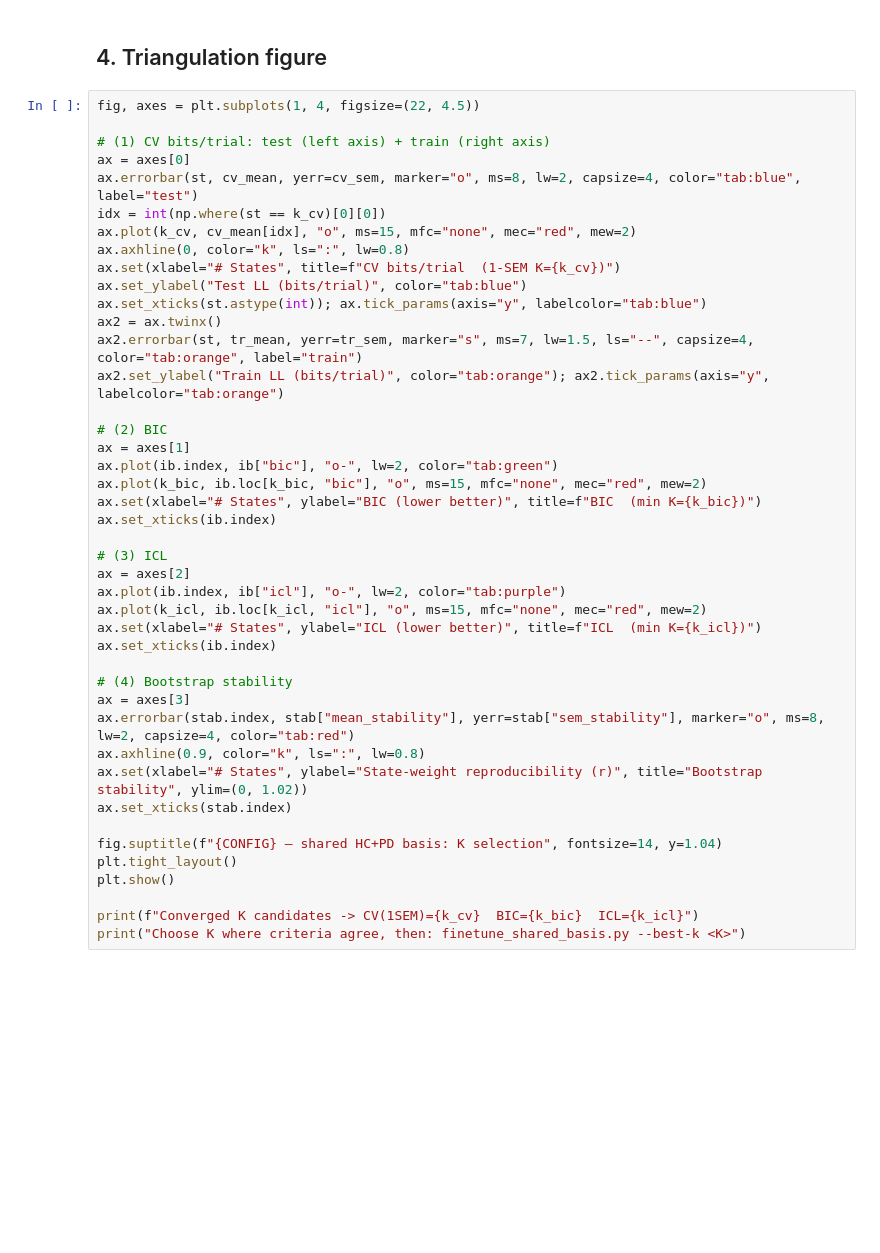
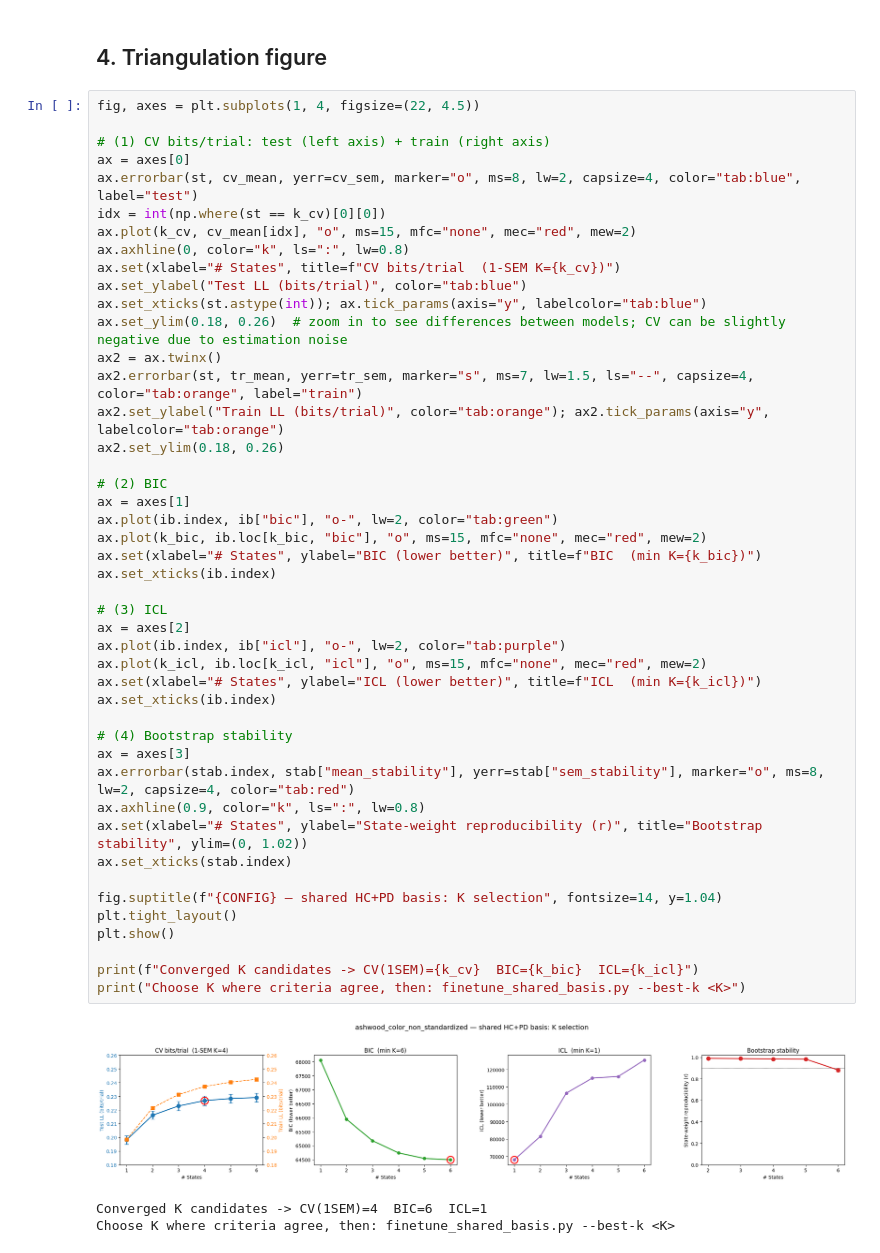
Before and after one commit to vaibrainium/bayesian-priors-in-pd-subtype, a Jupyter notebook: notebooks/6.00-glm-hmm-shared-basis-k-selection.ipynb, the cells around one changed output. Drawn from its saved outputs; the diff is of its cells as text; blank space fills up the shorter version.

Commit message:
chore: shared glm visualization updated

```diff
--- a/notebooks/6.00-glm-hmm-shared-basis-k-selection.ipynb
+++ b/notebooks/6.00-glm-hmm-shared-basis-k-selection.ipynb
@@ -111,34 +136,40 @@ ax.axhline(0, color="k", ls=":", lw=0.8)
 ax.set(xlabel="# States", title=f"CV bits/trial  (1-SEM K={k_cv})")
 ax.set_ylabel("Test LL (bits/trial)", color="tab:blue")
 ax.set_xticks(st.astype(int)); ax.tick_params(axis="y", labelcolor="tab:blue")
+ax.set_ylim(0.18, 0.26)  # zoom in to see differences between models; CV can be slightly negative due to estimation noise
 ax2 = ax.twinx()
 ax2.errorbar(st, tr_mean, yerr=tr_sem, marker="s", ms=7, lw=1.5, ls="--", capsize=4, color="tab:orange", label="train")
 ax2.set_ylabel("Train LL (bits/trial)", color="tab:orange"); ax2.tick_params(axis="y", labelcolor="tab:orange")
+ax2.set_ylim(0.18, 0.26)
 
 # (2) BIC
 ax = axes[1]
 ax.plot(ib.index, ib["bic"], "o-", lw=2, color="tab:green")
 ax.plot(k_bic, ib.loc[k_bic, "bic"], "o", ms=15, mfc="none", mec="red", mew=2)
 ax.set(xlabel="# States", ylabel="BIC (lower better)", title=f"BIC  (min K={k_bic})")
 ax.set_xticks(ib.index)
 
 # (3) ICL
 ax = axes[2]
 ax.plot(ib.index, ib["icl"], "o-", lw=2, color="tab:purple")
 ax.plot(k_icl, ib.loc[k_icl, "icl"], "o", ms=15, mfc="none", mec="red", mew=2)
 ax.set(xlabel="# States", ylabel="ICL (lower better)", title=f"ICL  (min K={k_icl})")
 ax.set_xticks(ib.index)
 
 # (4) Bootstrap stability
 ax = axes[3]
 ax.errorbar(stab.index, stab["mean_stability"], yerr=stab["sem_stability"], marker="o", ms=8, lw=2, capsize=4, color="tab:red")
 ax.axhline(0.9, color="k", ls=":", lw=0.8)
 ax.set(xlabel="# States", ylabel="State-weight reproducibility (r)", title="Bootstrap stability", ylim=(0, 1.02))
 ax.set_xticks(stab.index)
 
 fig.suptitle(f"{CONFIG} — shared HC+PD basis: K selection", fontsize=14, y=1.04)
 plt.tight_layout()
 plt.show()
 
 print(f"Converged K candidates -> CV(1SEM)={k_cv}  BIC={k_bic}  ICL={k_icl}")
 print("Choose K where criteria agree, then: finetune_shared_basis.py --best-k <K>")
+# %% [output]
+[figure, added]
+Converged K candidates -> CV(1SEM)=4  BIC=6  ICL=1
+Choose K where criteria agree, then: finetune_shared_basis.py --best-k <K>
```
Also changed, not shown: parts of 4 cells of this notebook, 2 other files.
